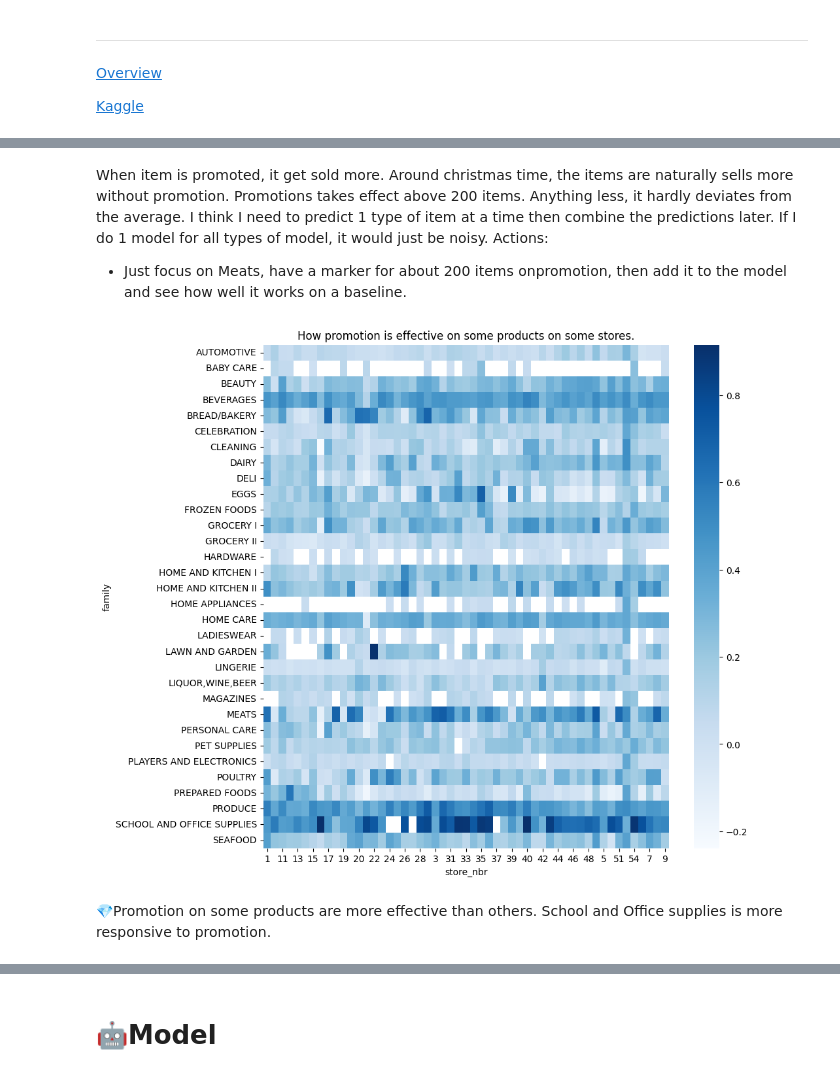
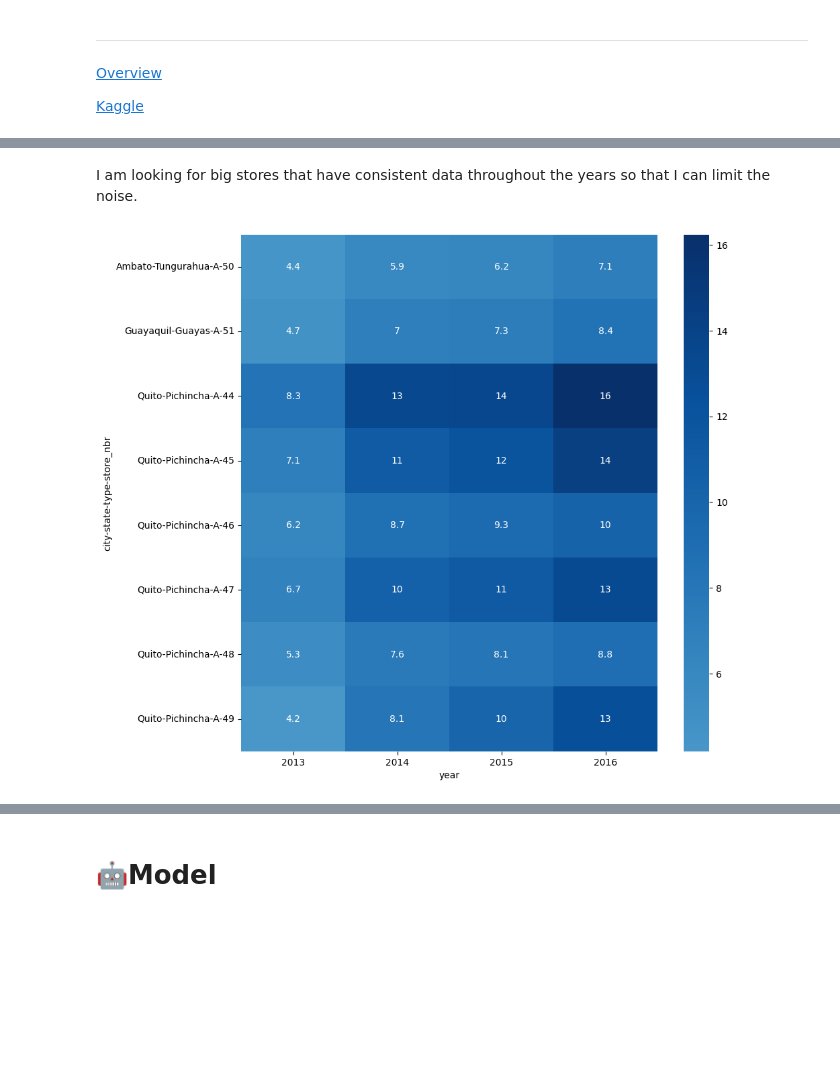
Before and after one commit to cmd-master/store-sales, a Jupyter notebook: store-sales.ipynb, the cells around one changed output, grey strips where cells are left out. Cells and saved outputs as stored; diff of their text form; code cells hidden in the pictures; blank space fills up the shorter version.

Commit message:
Kaggle Notebook | Store Sales | Version 12

```diff
--- a/store-sales.ipynb
+++ b/store-sales.ipynb
@@ -27,6 +23,7 @@ warnings.filterwarnings('ignore')
 
 df = pd.read_csv('/kaggle/input/store-sales-time-series-forecasting/train.csv')
 transactions = pd.read_csv('/kaggle/input/store-sales-time-series-forecasting/transactions.csv')
+stores = pd.read_csv('/kaggle/input/store-sales-time-series-forecasting/stores.csv')
 
 ## Clean
 df['date'] = pd.to_datetime(df['date'])
@@ -38,7 +35,9 @@ df['store_nbr'] = df['store_nbr'].astype(str) ## Didn't want the order of number
 
 transactions['date'] = pd.to_datetime(transactions['date'])
 transactions['store_nbr'] = transactions['store_nbr'].astype(str)
-
+stores['store_nbr'] = stores['store_nbr'].astype(str)
+stores['cluster'] = stores['cluster'].astype(str)
+df = pd.merge(df, stores, on='store_nbr')
 df = pd.merge(df, transactions, on=['store_nbr', 'date'])
 
 ## Organize
@@ -137,15 +57,9 @@ train.groupby('family')[target].describe().sort_values(by='std', ascending=False
-# %% [markdown]
-When item is promoted, it get sold more. Around christmas time, the items are naturally sells more without promotion. Promotions takes effect above 200 items. Anything less, it hardly deviates from the average. I think I need to predict 1 type of item at a time then combine the predictions later. If I do 1 model for all types of model, it would just be noisy.
-Actions:
-- Just focus on Meats, have a marker for about 200 items onpromotion, then add it to the model and see how well it works on a baseline.
+# %% [markdown]
+I am looking for big stores that have consistent data throughout the years so that I can limit the noise.
 # %%
-g = train.groupby(['family', 'store_nbr']).corr(numeric_only=True)[target].reset_index()
-g = g.query('level_2 == "onpromotion"').dropna(subset='sales')
-g = g.pivot_table('sales', index='family', columns='store_nbr', aggfunc='mean')
-fig, ax = plt.subplots(figsize=(10, 10))
-sns.heatmap(g, cmap='Blues', ax=ax);
-plt.title("How promotion is effective on some products on some stores.");
+g = train.query('type=="A"')
+g = g.pivot_table(target, index=['city', 'state', 'type', 'store_nbr'], columns='year', aggfunc='sum') /1000000
+fig, ax = plt.subplots(figsize=(10,10))
+sns.heatmap(g, center=1, cmap='Blues', annot=True);
 # %% [output]
-[figure, old version]
+[figure, new version]
-# %% [markdown]
-💎Promotion on some products are more effective than others. School and Office supplies is more responsive to promotion.
```
Also changed, not shown: parts of 20 cells of this notebook.
